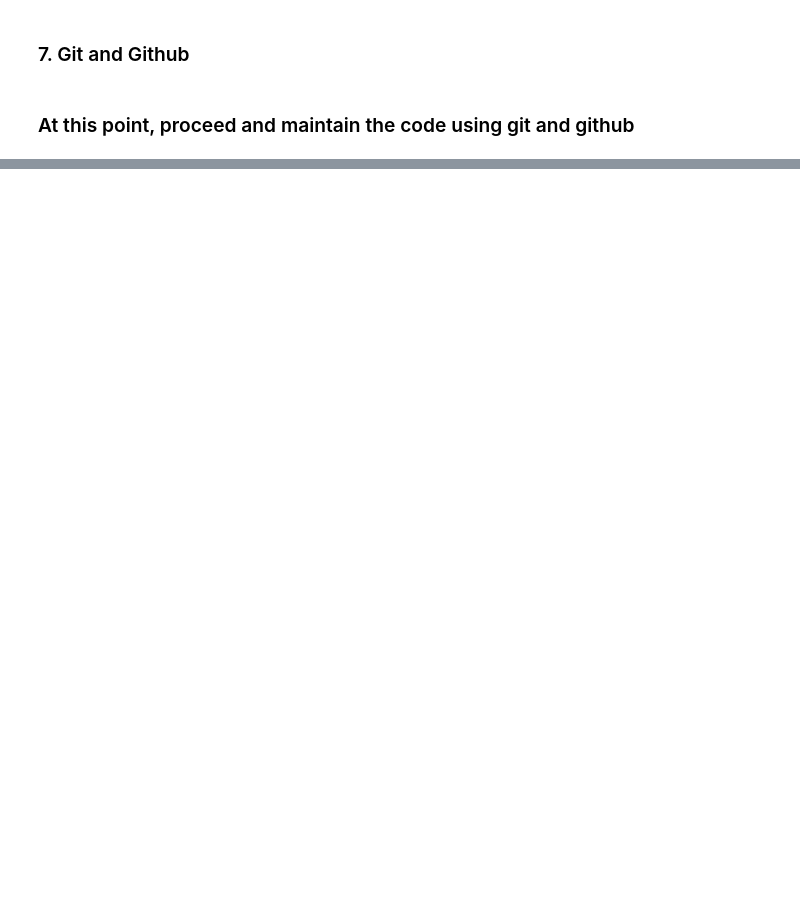
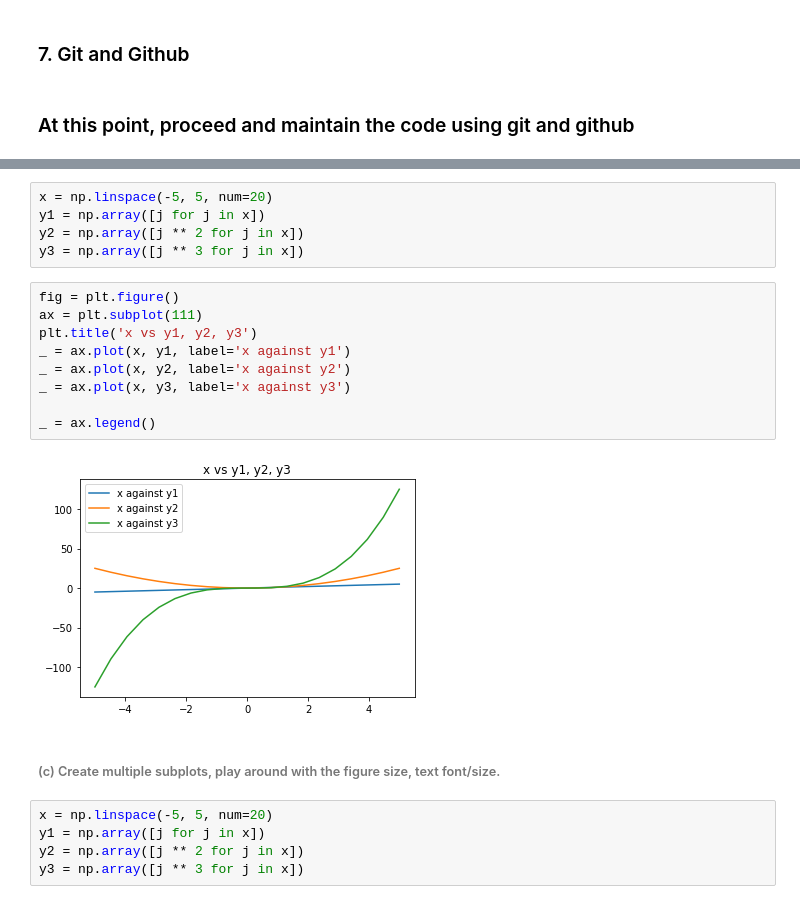
Before and after one commit to Zwang12345/DS, a Jupyter notebook: Zhong_Wang_HW0.ipynb, the cells around one changed output, grey strips where cells are left out. Saved outputs shown, nothing was run; the diff lists cells and outputs as text; blank space fills up the shorter version.

```diff
--- a/Zhong_Wang_HW0.ipynb
+++ b/Zhong_Wang_HW0.ipynb
@@ -308,0 +343,23 @@ x-axis concatenation: a with b:
+# %%
+x = np.linspace(-5, 5, num=20)
+y1 = np.array([j for j in x])
+y2 = np.array([j ** 2 for j in x])
+y3 = np.array([j ** 3 for j in x])
+# %%
+fig = plt.figure()
+ax = plt.subplot(111)
+plt.title('x vs y1, y2, y3')
+_ = ax.plot(x, y1, label='x against y1')
+_ = ax.plot(x, y2, label='x against y2')
+_ = ax.plot(x, y3, label='x against y3')
+
+_ = ax.legend()
+# %% [output]
+[figure, added]
+# %% [markdown]
+###### (c)	Create multiple subplots, play around with the figure size, text font/size.
+# %%
+x = np.linspace(-5, 5, num=20)
+y1 = np.array([j for j in x])
+y2 = np.array([j ** 2 for j in x])
+y3 = np.array([j ** 3 for j in x])
```
Also changed, not shown: parts of 32 cells of this notebook.
